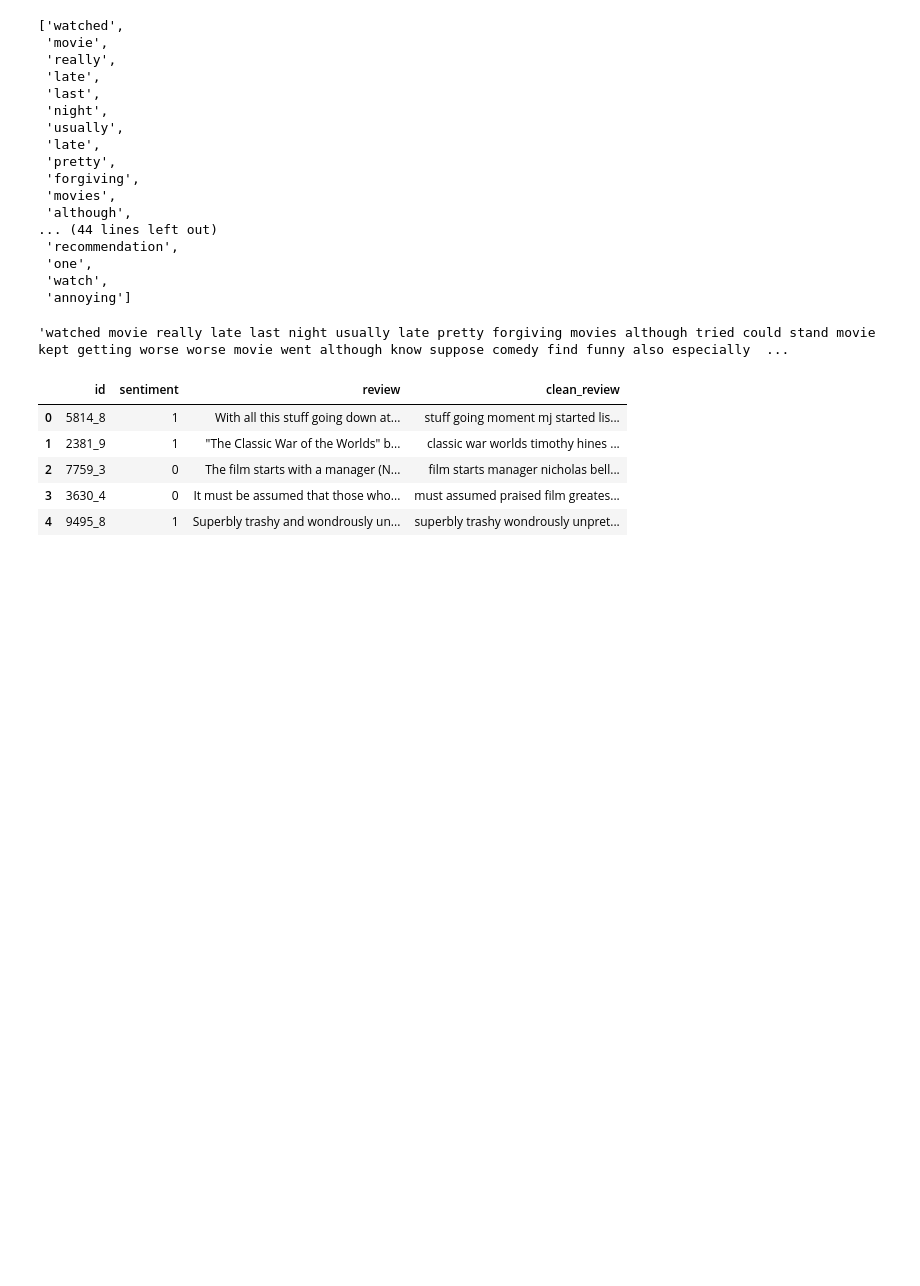
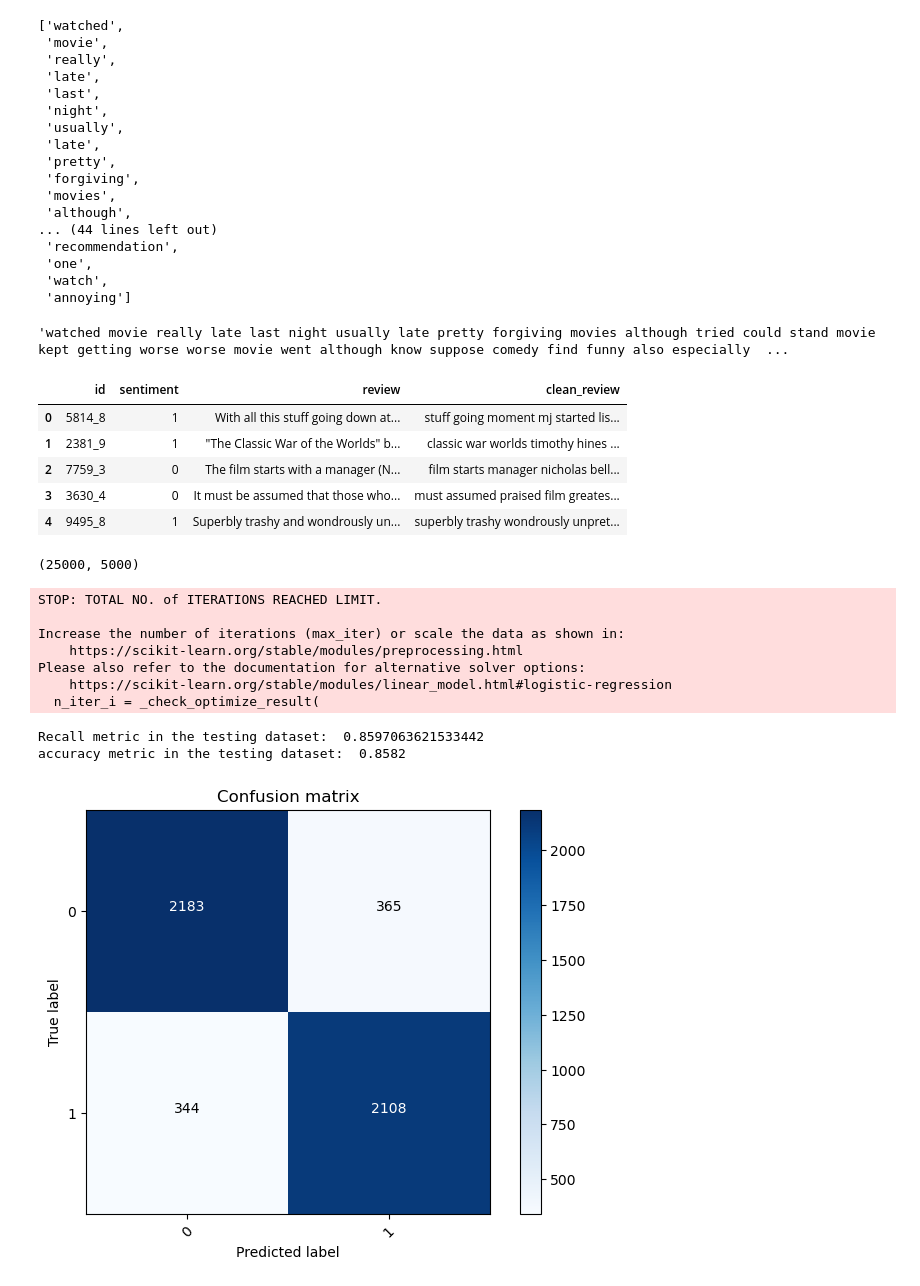
Before and after one commit to EamonYin/NLPExercises, a Jupyter notebook: d9_nlp.ipynb, the cells around one changed output. Saved outputs shown, nothing was run; the diff lists cells and outputs as text; code cells hidden in the pictures; blank space fills up the shorter version.

```diff
--- a/d9_nlp.ipynb
+++ b/d9_nlp.ipynb
@@ -110,3 +110,14 @@ df.head()
 | 2 | 7759_3 | 0 | The film starts with a manager (N... | film starts manager nicholas bell... |
 | 3 | 3630_4 | 0 | It must be assumed that those who... | must assumed praised film greates... |
 | 4 | 9495_8 | 1 | Superbly trashy and wondrously un... | superbly trashy wondrously unpret... |
+# %%
+#抽取bag of words特征（用sklearn的CountVectorizer）
+vectorizer = CountVectorizer(max_features=5000)#基于词频过滤
+train_data_features = vectorizer.fit_transform(df.clean_review).toarray()
+train_data_features.shape
+# %% [output]
+(25000, 5000)
+# %%
+#数据切分（训练集 和 测试集）
+from sklearn.model_selection import train_test_split
+X_train,X_test,y_train,y_test = train_test_split(train_data_features,df.sentiment,test_size=0.2,random_state=0)
@@ -112,0 +157,32 @@ df.head()
+# %%
+# 创建逻辑回归模型
+LR_model = LogisticRegression()
+# 训练模型
+LR_model = LR_model.fit(X_train, y_train)
+# 预测
+y_pred = LR_model.predict(X_test)
+# 计算混淆矩阵
+cnf_matrix = confusion_matrix(y_test, y_pred)
+
+# 计算召回率
+print("Recall metric in the testing dataset: ", cnf_matrix[1, 1] / (cnf_matrix[1, 0] + cnf_matrix[1, 1]))
+#计算准确率
+print("accuracy metric in the testing dataset: ", (cnf_matrix[1, 1] + cnf_matrix[0, 0]) / (cnf_matrix[0, 0] + cnf_matrix[1, 1] + cnf_matrix[0, 1] + cnf_matrix[1, 0]))
+
+
+# 绘制非归一化混淆矩阵
+class_names = [0, 1]
+plt.figure()
+plot_confusion_matrix(cnf_matrix, classes=class_names, title='Confusion matrix')
+plt.show()
+# %% [output]
+STOP: TOTAL NO. of ITERATIONS REACHED LIMIT.
+
+Increase the number of iterations (max_iter) or scale the data as shown in:
+    https://scikit-learn.org/stable/modules/preprocessing.html
+Please also refer to the documentation for alternative solver options:
+    https://scikit-learn.org/stable/modules/linear_model.html#logistic-regression
+  n_iter_i = _check_optimize_result(
+Recall metric in the testing dataset:  0.8597063621533442
+accuracy metric in the testing dataset:  0.8582
+[figure, added]
```
Also changed, not shown: parts of 14 cells of this notebook.
